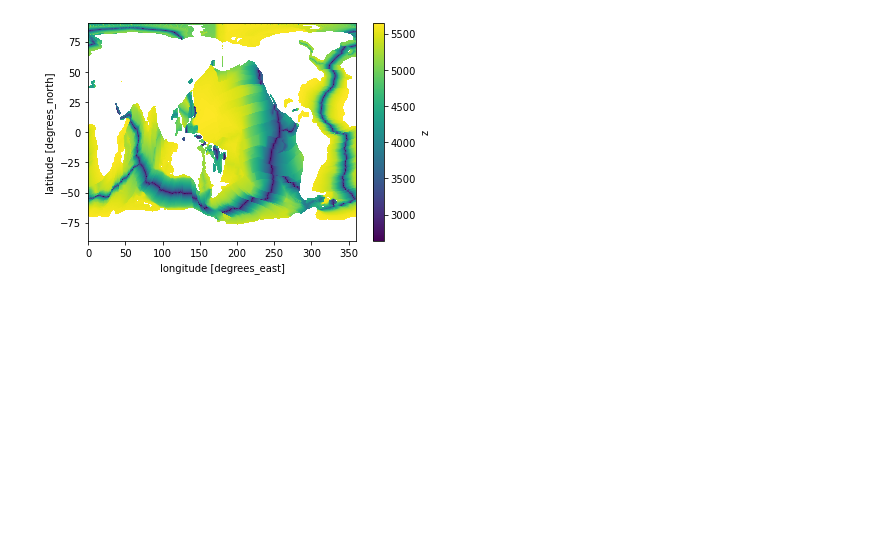
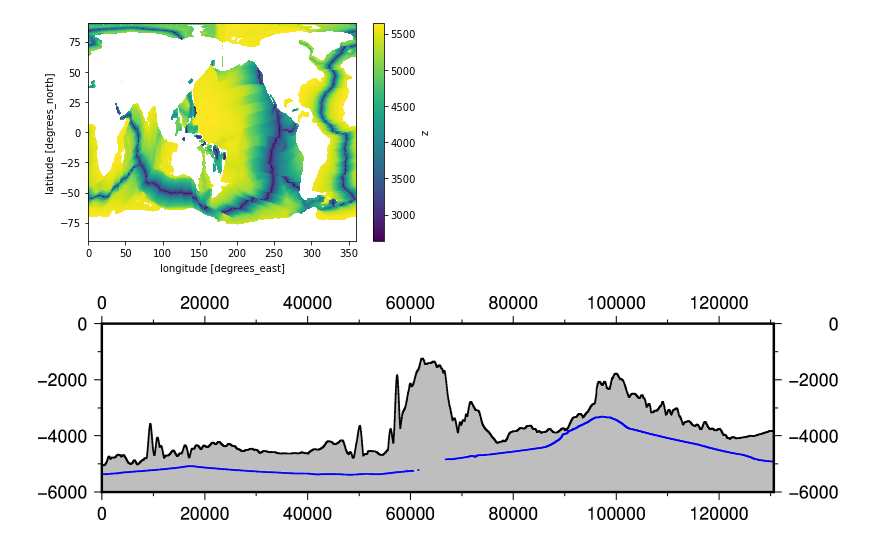
Before and after one commit to siwill22/balleny, a Jupyter notebook: AgeDepthRelationship.ipynb, the cells around one changed output. Cells and saved outputs as stored; diff of their text form; code cells hidden in the pictures; blank space fills up the shorter version.

```diff
--- a/AgeDepthRelationship.ipynb
+++ b/AgeDepthRelationship.ipynb
@@ -118,0 +207,24 @@ SteinStein.plot()
+# %%
+fig = pygmt.Figure()
+fig.basemap(region = [0, along_track_distance.max(), -6000, 0],
+            projection='X16c/4c', frame=True)
+fig.plot(x=np.hstack((along_track_distance[0],
+                      along_track_distance,
+                      along_track_distance[-1])),
+         y=np.hstack((-10000,
+                      np.nanmax(swath_zvalues, axis=1),
+                      -10000)),
+         color='grey')
+fig.plot(x=along_track_distance, y=np.nanmax(swath_zvalues, axis=1),
+         pen='1p,black')
+
+# This line plots the profile of the 'Expected Depth' from Stein and Stein
+fig.plot(x=along_track_distance, y=-np.nanmean(SteinStein_zvalues, axis=1),
+         pen='1p,blue')
+
+
+fig.basemap(region = [0, along_track_distance.max(), -6000, 0],
+            projection='X16c/4c', frame=True)
+fig.show(width=800)
+# %% [output]
+[figure, added]
```
Also changed, not shown: parts of 11 cells of this notebook.
